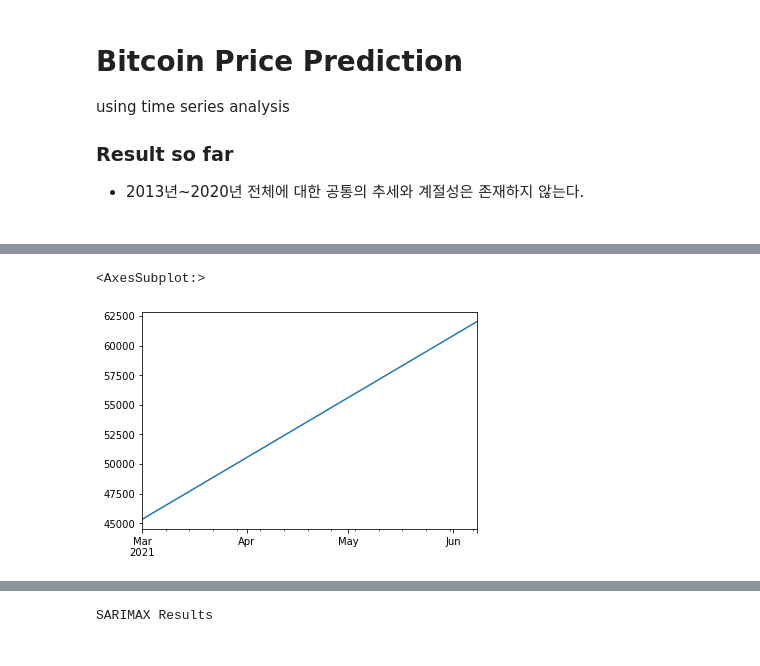
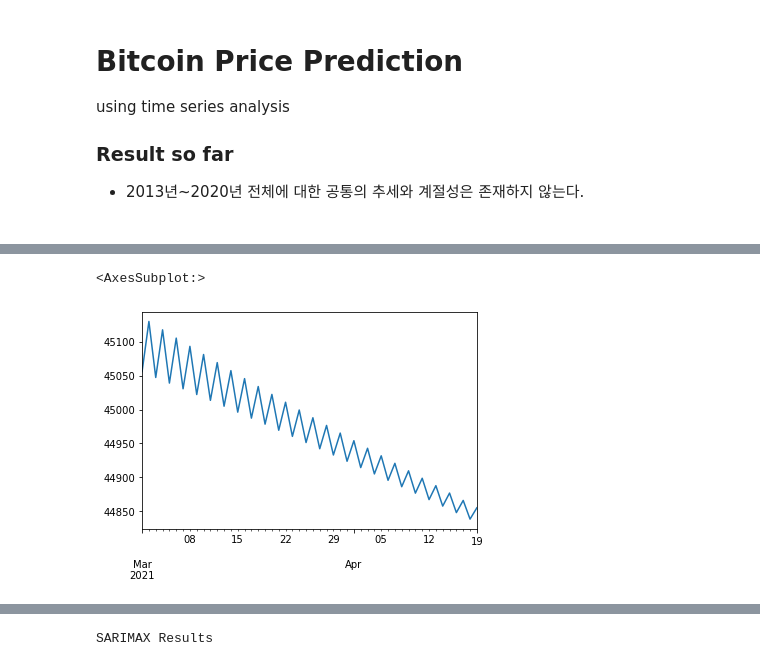
Before and after one commit to choigww/projects, a Jupyter notebook: bitcoin-price-prediction/05-ARIMA-implementation-22.ipynb, the cells around one changed output, grey strips where cells are left out. Cells and saved outputs as stored; diff of their text form; code cells hidden in the pictures.

```diff
--- a/bitcoin-price-prediction/05-ARIMA-implementation-22.ipynb
+++ b/bitcoin-price-prediction/05-ARIMA-implementation-22.ipynb
@@ -29,7 +29,7 @@ df.head()
 # %%
 df.index = df['date']
 # %%
-model=sm.tsa.statespace.SARIMAX(df['close'], order=(0, 2, 1))
+model=sm.tsa.statespace.SARIMAX(df['close'], order=(3, 0, 1))
 results=model.fit()
 results.summary()
 # %% [output]
@@ -65,6 +73,6 @@ Freq: D, Name: predicted_mean, dtype: float64
 # %%
 #df['close'].plot()
-results.forecast(steps=100).plot()
+results.forecast(steps=50).plot()
 # %% [output]
 <AxesSubplot:>
-[figure, old version]
+[figure, new version]
```
Also changed, not shown: parts of 5 cells of this notebook, 2 other files.
